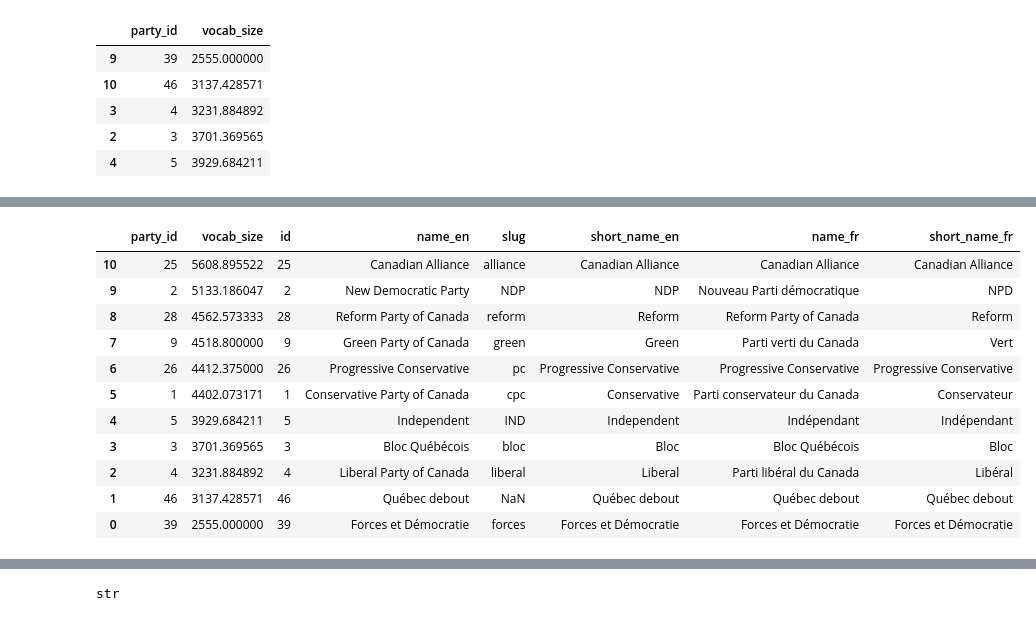
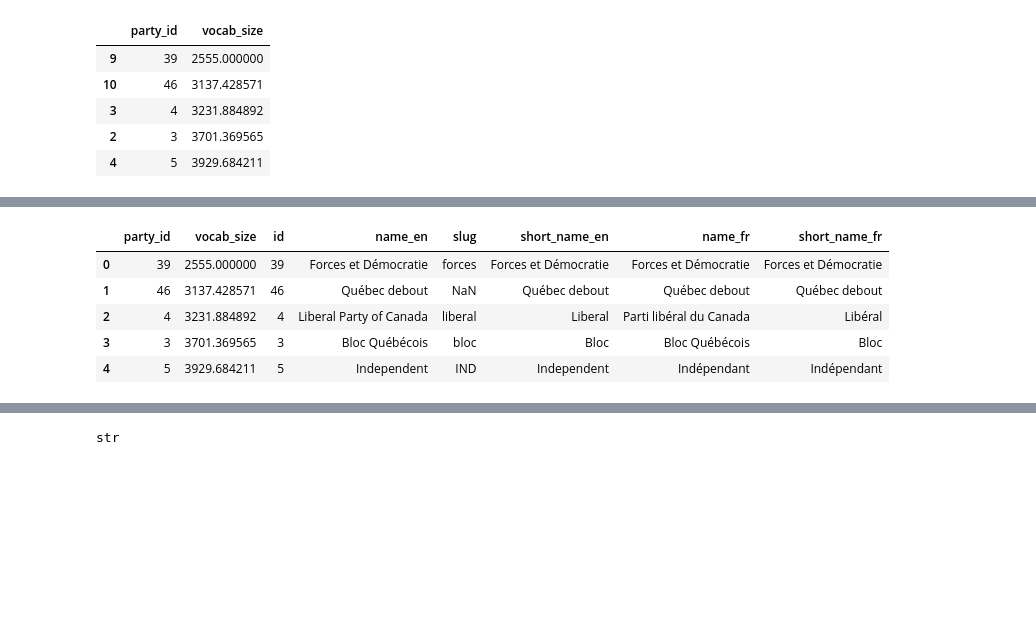
Before and after one commit to illtemperedklavier/openparliament-NLP, a Jupyter notebook: word_stats/vocab size graphs.ipynb, the cells around one changed output, grey strips where cells are left out. Cells and saved outputs as stored; diff of their text form; code cells hidden in the pictures; blank space fills up the shorter version.

```diff
--- a/word_stats/vocab size graphs.ipynb
+++ b/word_stats/vocab size graphs.ipynb
@@ -60,6 +60,6 @@ df.head()
 | 4 | 256 | 0 | 0 | 0 | 0 | 0 | 0 | 0 | 0 | 0 | ... | ... |
 5 rows × 68465 columns
 # %%
-party_vocab = df.merge(df_electedmember, how='inner', left_on='member_id', right_on='politician_id')
+politician_vocab = df.merge(df_electedmember, how='inner', left_on='member_id', right_on='politician_id')
 # %%
-party_vocab.drop(['politician_id'], axis=1, inplace=True)
+politician_vocab.drop(['member_id'], axis=1, inplace=True)
@@ -123,5 +111,5 @@ vocab_frame.head()
 | 3 | 9187 | 10406 |
 | 4 | 146 | 10021 |
 # %%
-party_vocab = df_electedmember.merge(vocab_frame, how='inner', left_on='politician_id', right_on='member_id')
+politician_vocab = df_electedmember.merge(vocab_frame, how='inner', left_on='politician_id', right_on='member_id')
 # %%
@@ -172,19 +160,13 @@ party_vocab_size = party_vocab_size.merge(party_df, how='inner', left_on='party_
 # %%
 party_vocab_size.sort_values(by='vocab_size', inplace=True, ascending=False)
 # %%
-party_vocab_size
+party_vocab_size.head()
 # %% [output]
 |  | party_id | vocab_size | id | name_en | slug | short_name_en | name_fr | short_name_fr |
-| 10 | 25 | 5608.895522 | 25 | Canadian Alliance | alliance | Canadian Alliance | Canadian Alliance | Canadian Alliance |
-| 9 | 2 | 5133.186047 | 2 | New Democratic Party | NDP | NDP | Nouveau Parti démocratique | NPD |
-| 8 | 28 | 4562.573333 | 28 | Reform Party of Canada | reform | Reform | Reform Party of Canada | Reform |
-| 7 | 9 | 4518.800000 | 9 | Green Party of Canada | green | Green | Parti verti du Canada | Vert |
-| 6 | 26 | 4412.375000 | 26 | Progressive Conservative | pc | Progressive Conservative | Progressive Conservative | Progressive Conservative |
-| 5 | 1 | 4402.073171 | 1 | Conservative Party of Canada | cpc | Conservative | Parti conservateur du Canada | Conservateur |
+| 0 | 39 | 2555.000000 | 39 | Forces et Démocratie | forces | Forces et Démocratie | Forces et Démocratie | Forces et Démocratie |
+| 1 | 46 | 3137.428571 | 46 | Québec debout | NaN | Québec debout | Québec debout | Québec debout |
+| 2 | 4 | 3231.884892 | 4 | Liberal Party of Canada | liberal | Liberal | Parti libéral du Canada | Libéral |
+| 3 | 3 | 3701.369565 | 3 | Bloc Québécois | bloc | Bloc | Bloc Québécois | Bloc |
 | 4 | 5 | 3929.684211 | 5 | Independent | IND | Independent | Indépendant | Indépendant |
-| 3 | 3 | 3701.369565 | 3 | Bloc Québécois | bloc | Bloc | Bloc Québécois | Bloc |
-| 2 | 4 | 3231.884892 | 4 | Liberal Party of Canada | liberal | Liberal | Parti libéral du Canada | Libéral |
-| 1 | 46 | 3137.428571 | 46 | Québec debout | NaN | Québec debout | Québec debout | Québec debout |
-| 0 | 39 | 2555.000000 | 39 | Forces et Démocratie | forces | Forces et Démocratie | Forces et Démocratie | Forces et Démocratie |
 # %%
 from matplotlib import pyplot as plt
```
Also changed, not shown: parts of 34 cells of this notebook, 2 other files.
